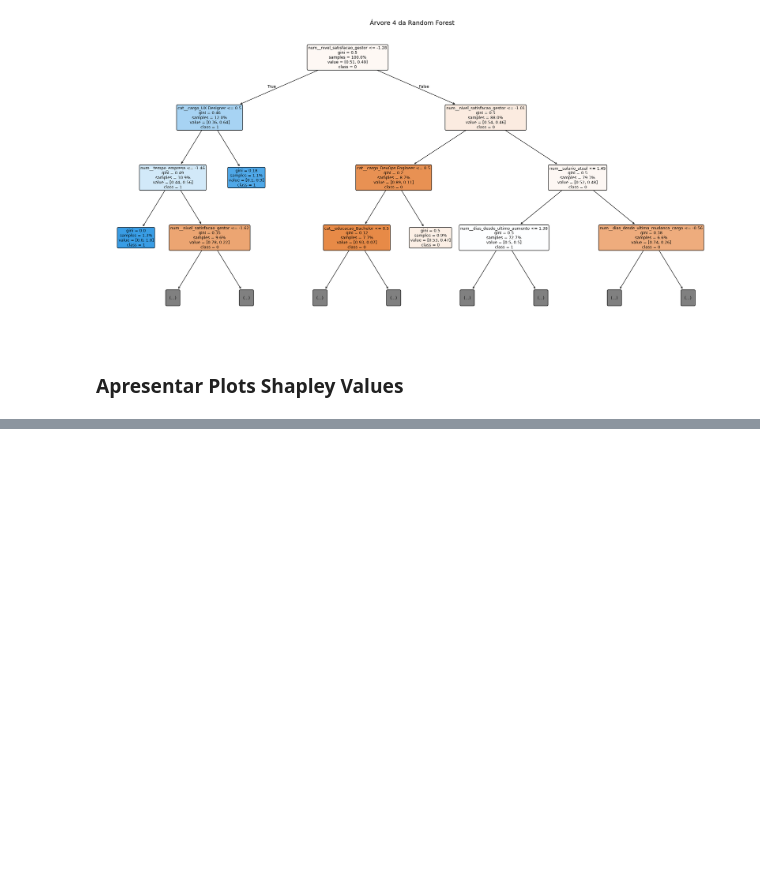
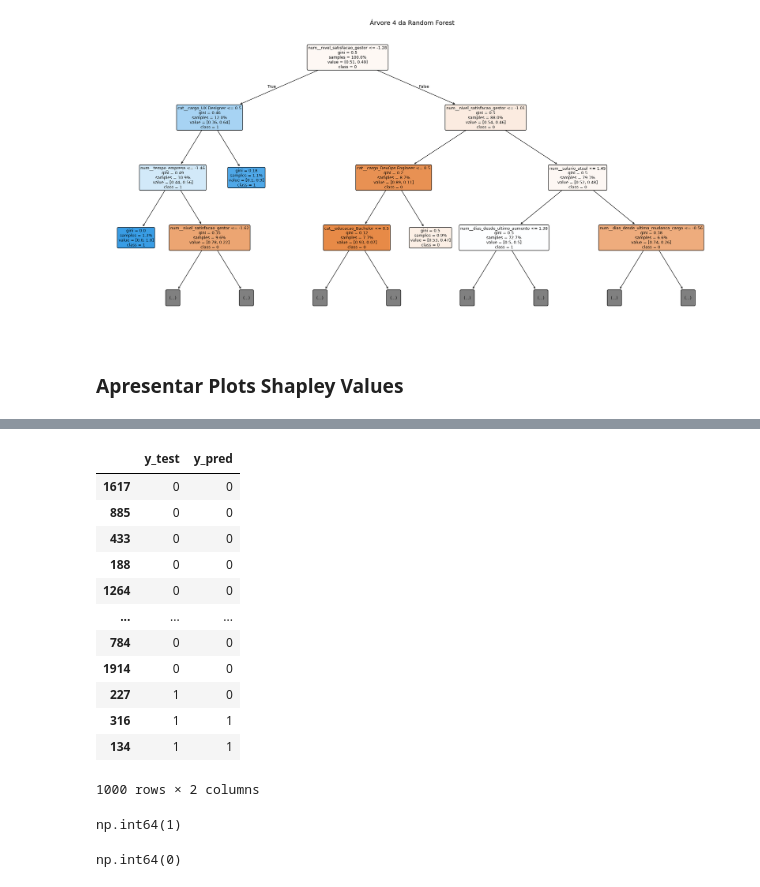
Before and after one commit to ggcds/AI_Development, a Jupyter notebook: Ensemble_Modelos/2.Random_Forest/churn_employee.ipynb, the cells around one changed output, grey strips where cells are left out. Cells and saved outputs as stored; diff of their text form; code cells hidden in the pictures; blank space fills up the shorter version.

```diff
--- a/Ensemble_Modelos/2.Random_Forest/churn_employee.ipynb
+++ b/Ensemble_Modelos/2.Random_Forest/churn_employee.ipynb
@@ -748,0 +769,30 @@ for i in range(5):
+# %%
+# Criar um DataFrame contendo y_test e y_pred
+df_comparacao = pd.DataFrame({'y_test': y_test, 'y_pred': y_pred})
+# %%
+# Mostrar Dataframe
+df_comparacao
+# %% [output]
+|  | y_test | y_pred |
+| 1617 | 0 | 0 |
+| 885 | 0 | 0 |
+| 433 | 0 | 0 |
+| 188 | 0 | 0 |
+| 1264 | 0 | 0 |
+| ... | ... | ... |
+| 784 | 0 | 0 |
+| 1914 | 0 | 0 |
+| 227 | 1 | 0 |
+| 316 | 1 | 1 |
+| 134 | 1 | 1 |
+1000 rows × 2 columns
+# %%
+# Valor Real (227)
+y_test[227]
+# %% [output]
+np.int64(1)
+# %%
+# Valor Predito (227)
+y_pred[227]
+# %% [output]
+np.int64(0)
```
Also changed, not shown: parts of 11 cells of this notebook.
